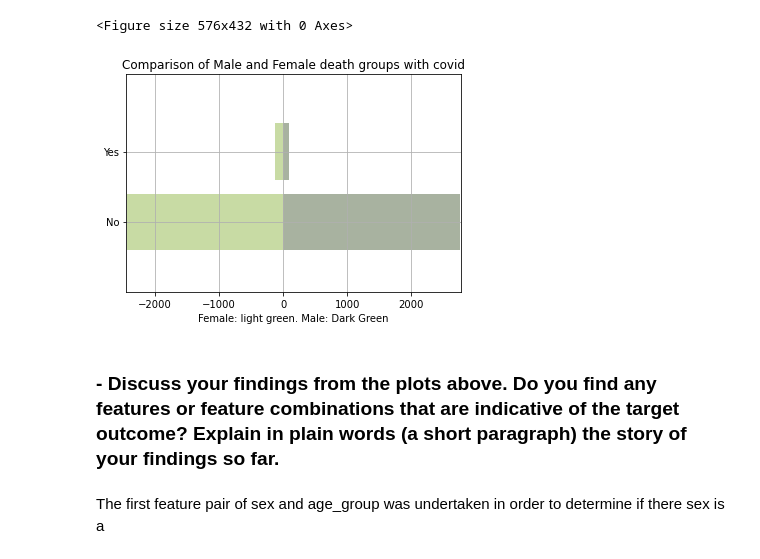
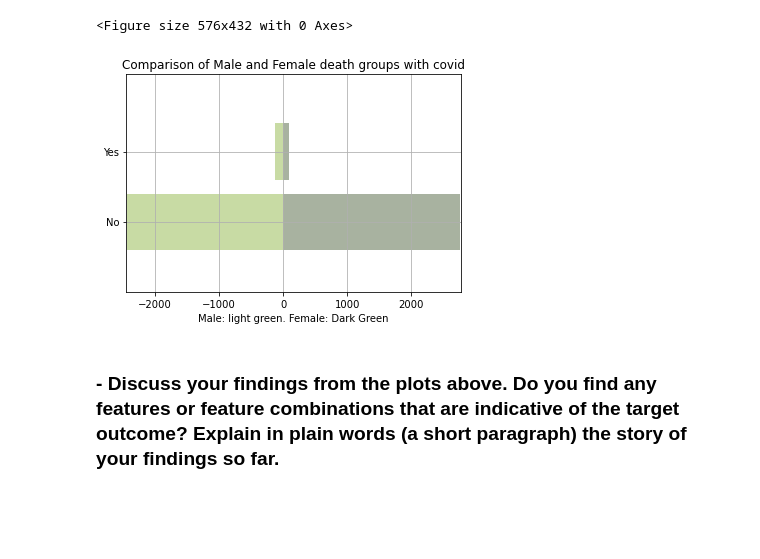
Before and after one commit to Jamtd1/DataAnalytics-Data-Analysing, a Jupyter notebook: Assignment 1/Homework1/2020-Homework1-Notebook-Cont.ipynb, the cells around one changed output. Cells and saved outputs as stored; diff of their text form; code cells hidden in the pictures; blank space fills up the shorter version.

```diff
--- a/Assignment 1/Homework1/2020-Homework1-Notebook-Cont.ipynb
+++ b/Assignment 1/Homework1/2020-Homework1-Notebook-Cont.ipynb
@@ -1358,23 +1358,21 @@ fig = plt.figure(figsize=(8,6))
 # %%
 y_pos = np.arange(len(x1))
 y_pos = [x for x in y_pos]
 plt.yticks(y_pos, bar_labels, fontsize=10)
 
 
 plt.barh(y_pos, x1, align='center', alpha=0.4, color='#263F13')
 
 plt.barh(y_pos, -x2, align='center', alpha=0.4, color='#77A61D')
 
-plt.xlabel('Female: light green. Male: Dark Green')
+plt.xlabel('Male: light green. Female: Dark Green')
 t = plt.title('Comparison of Male and Female death groups with covid')
 plt.ylim([-1, len(x1) +0.1])
 plt.xlim([-max(x2)-10, max(x1)+10])
 plt.grid()
 
 plt.show()
 # %% [output]
-[figure, old version]
+[figure, new version]
 # %% [markdown]
 ### - Discuss your findings from the plots above. Do you find any features or feature combinations that are indicative of the target outcome? Explain in plain words (a short paragraph) the story of your findings so far.
-# %% [markdown]
-The first feature pair of sex and age_group was undertaken in order to determine if there sex is a
```
Also changed, not shown: parts of 2 cells of this notebook.
